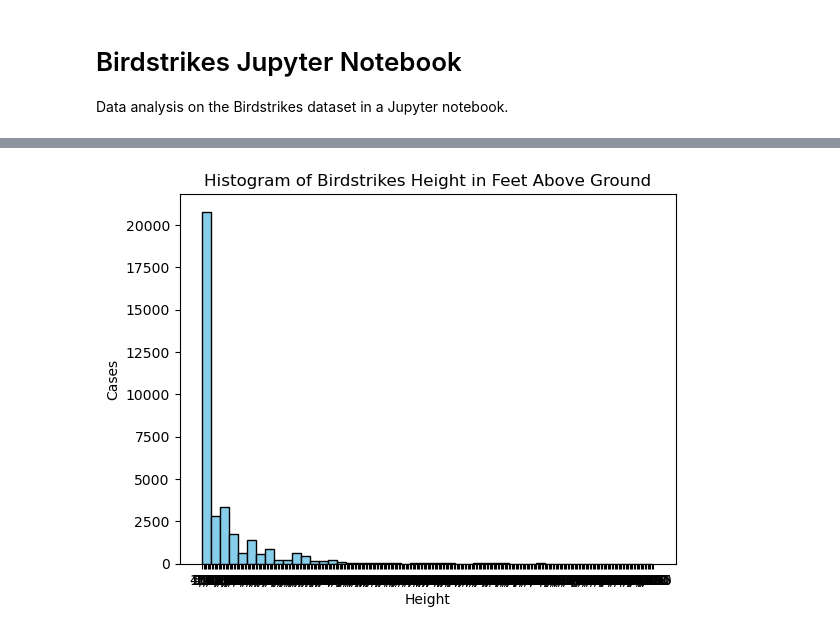
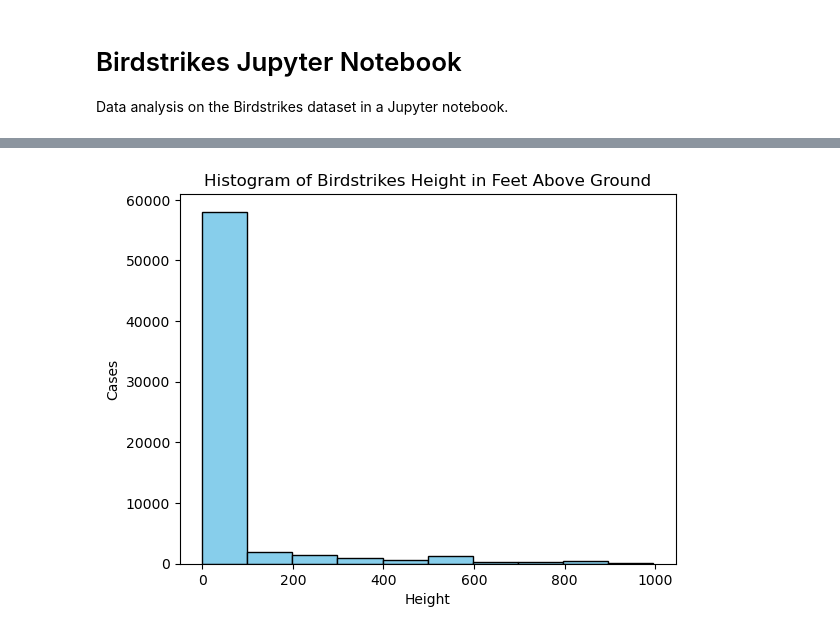
Before and after one commit to szavuly/Jupyter-Notebooks, a Jupyter notebook: Birdstrikes/Birdstrikes Jupyter Notebook.ipynb, the cells around one changed output, grey strips where cells are left out. Saved outputs shown, nothing was run; the diff lists cells and outputs as text; code cells hidden in the pictures.

Commit message:
Database cleanup

```diff
--- a/Birdstrikes/Birdstrikes Jupyter Notebook.ipynb
+++ b/Birdstrikes/Birdstrikes Jupyter Notebook.ipynb
@@ -15,8 +15,8 @@ from IPython.core.pylabtools import figsize
 # %%
 # Import database and show head
 
-db = pd.read_csv('c:/Users/kszavuly/OneDrive - Microsoft/C+E/Business Analytics/Sample Data/Birdstrikes.csv')
-db.head()
+df = pd.read_csv('c:/Users/kszavuly/OneDrive - Microsoft/C+E/Business Analytics/Sample Data/Birdstrikes.csv')
+df.head()
 # %% [output]
 |  | Airport: Name | Altitude bin | Aircraft: Make/Model | Effect: Impact to flight | FlightDate | Record ID | ... |
 | 0 | DETROIT METRO WAYNE COUNTY ARPT | < 1000 ft | A-319 | NaN | 1/1/2005 0:00 | 227413 | ... |
@@ -41,0 +51,11 @@ Name: Feet above ground, dtype: object
+# %%
+# Convert appropriate object dtype columns to numerical columns
+numerical_columns = ['Aircraft: Number of engines?', 'Cost: Aircraft time out of service (hours)', 'Cost: Other (inflation adj)', 'Cost: Repair (inflation adj)' 'Cost: Total $', 'Feet above ground']
+def clean_and_convert_to_float(column):
+     column_numeric = pd.to_numeric(column, errors='coerce')
+     column_filled = column_numeric.fillna(0)
+     return column_filled.astype(float)
+for col in numerical_columns:
+    if col in df.columns:
+      df[col] = clean_and_convert_to_float(df[col])
+df.info()
@@ -42,9 +94,9 @@ Name: Feet above ground, dtype: object
 # %%
 # Histogram
 
-plt.hist(db['Feet above ground'], color = 'skyblue', edgecolor = 'black',
-         bins = int(50))
+plt.hist(df['Feet above ground'], color = 'skyblue', edgecolor = 'black',
+         bins = int(10))
 plt.title('Histogram of Birdstrikes Height in Feet Above Ground')
 plt.xlabel('Height'); plt.ylabel('Cases');
 # %% [output]
-[figure, old version]
+[figure, new version]
```
Also changed, not shown: parts of 8 cells of this notebook.
